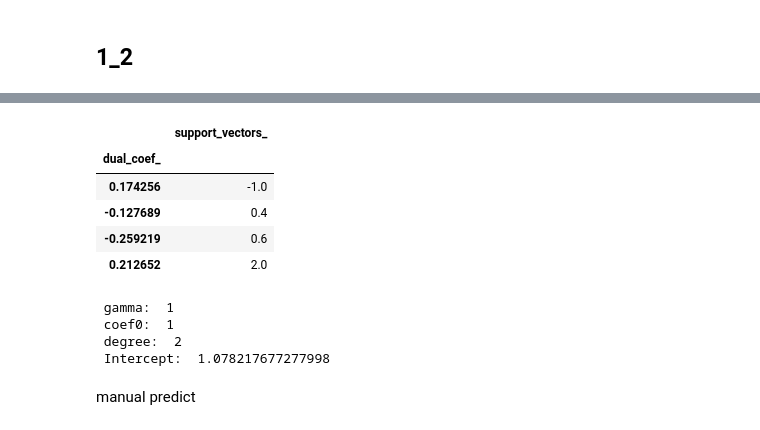
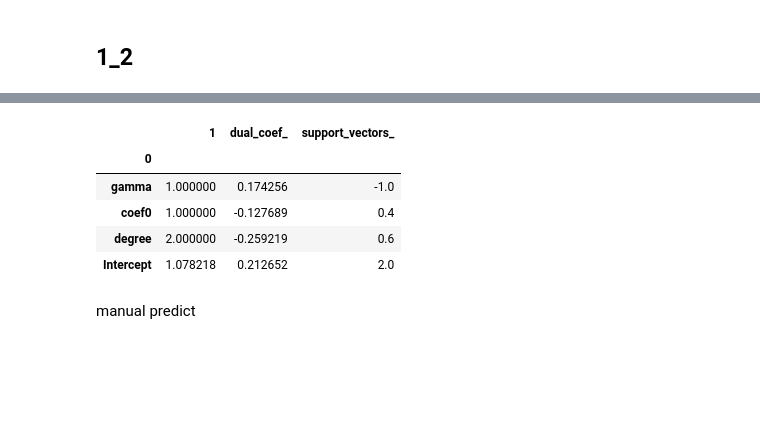
Before and after one commit to vladgap/Various, a Jupyter notebook: SVR_function_approx2.ipynb, the cells around one changed output, grey strips where cells are left out. Drawn from its saved outputs; the diff is of its cells as text; code cells hidden in the pictures; blank space fills up the shorter version.

```diff
--- a/SVR_function_approx2.ipynb
+++ b/SVR_function_approx2.ipynb
@@ -151,25 +161,21 @@ fig.show()
 [interactive output not drawn]
 # %%
 svr_temp=svr1_2
-df=pd.concat([pd.DataFrame(svr_temp.dual_coef_.T, columns=['dual_coef_']),
+df1=pd.DataFrame([['gamma',svr_temp.gamma],
+       ['coef0',svr_temp.coef0],
+       ['degree',svr_temp.degree],
+       ['Intercept',svr_temp.intercept_[0]]])#.set_index(0)
+df2=pd.concat([pd.DataFrame(svr_temp.dual_coef_.T, columns=['dual_coef_']),
               pd.DataFrame(svr_temp.support_vectors_),
-              ],axis=1).rename(columns={0: "support_vectors_"}).set_index('dual_coef_')
-display(df)
-print (' gamma: ',svr_temp.gamma,'\n',
-       'coef0: ',svr_temp.coef0,'\n',
-       'degree: ',svr_temp.degree,'\n',
-       'Intercept: ',svr_temp.intercept_[0],)
+              ],axis=1).rename(columns={0: "support_vectors_"})#.set_index('dual_coef_')
+pd.concat([df1,df2], axis=1).set_index(0)
 # %% [output]
-|  | support_vectors_ |
-| dual_coef_ |  |
-| 0.174256 | -1.0 |
-| -0.127689 | 0.4 |
-| -0.259219 | 0.6 |
-| 0.212652 | 2.0 |
+|  | 1 | dual_coef_ | support_vectors_ |
+| 0 |  |  |  |
+| gamma | 1.000000 | 0.174256 | -1.0 |
+| coef0 | 1.000000 | -0.127689 | 0.4 |
+| degree | 2.000000 | -0.259219 | 0.6 |
+| Intercept | 1.078218 | 0.212652 | 2.0 |
- gamma:  1
- coef0:  1
- degree:  2
- Intercept:  1.078217677277998
 # %% [markdown]
 manual predict
 # %%
```
Also changed, not shown: parts of 3 cells of this notebook.
